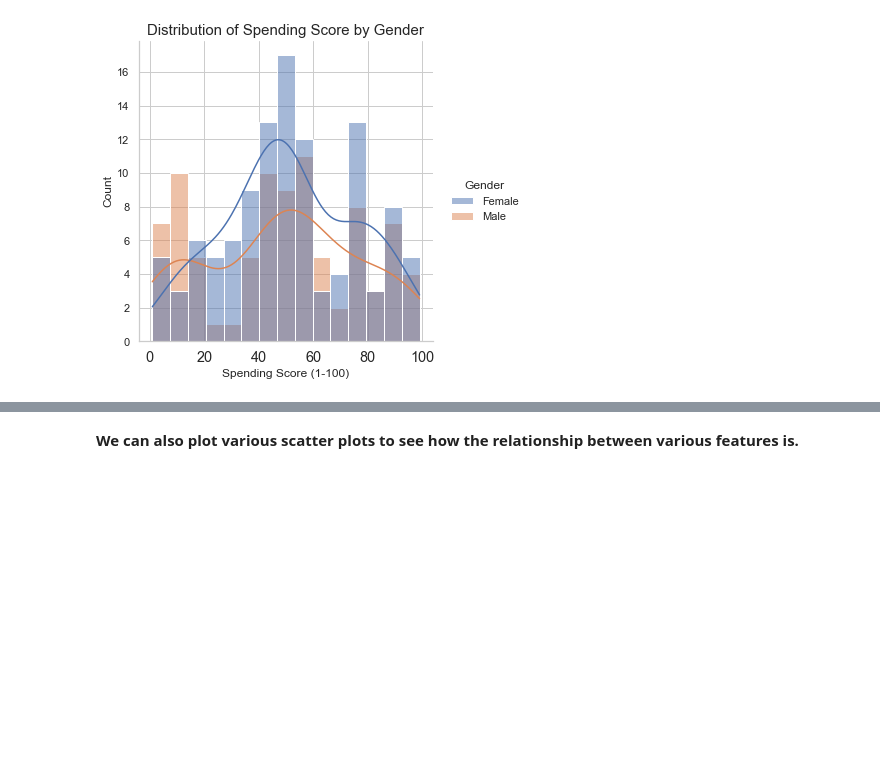
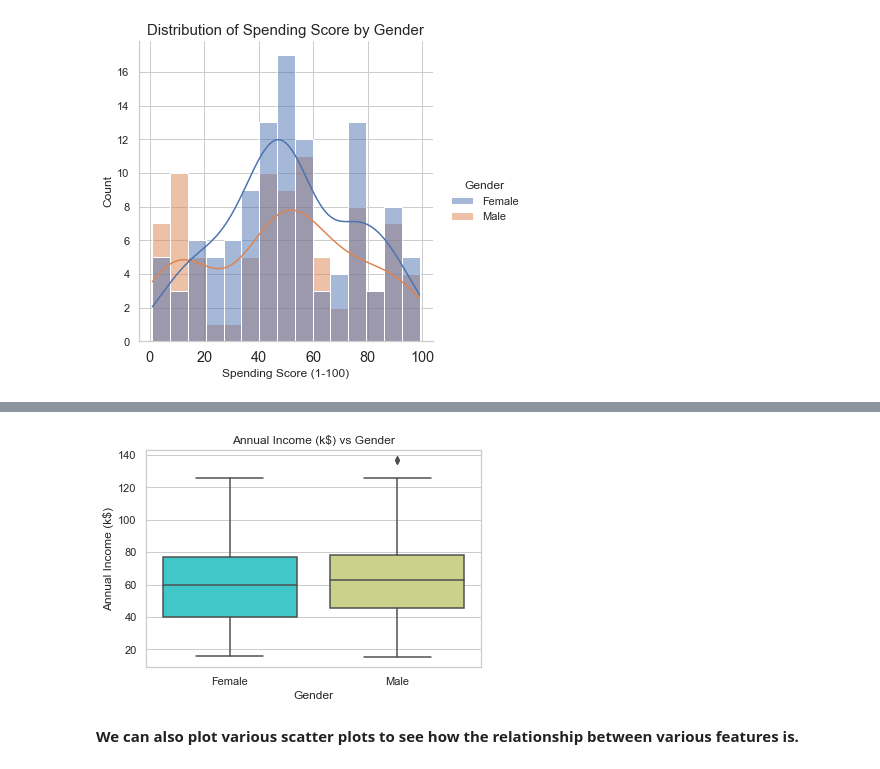
Before and after one commit to ayg15/mall-customer-segmentation, a Jupyter notebook: Mall Customer Segmentation.ipynb, the cells around one changed output, grey strips where cells are left out. Saved outputs shown, nothing was run; the diff lists cells and outputs as text; code cells hidden in the pictures; blank space fills up the shorter version.

```diff
--- a/Mall Customer Segmentation.ipynb
+++ b/Mall Customer Segmentation.ipynb
@@ -252,3 +268,15 @@ plt.show()
+# %%
+sns.boxplot(x = 'Gender'
+            , y = 'Annual Income (k$)'
+            , data = customer_df
+            , palette='rainbow')
+
+plt.xlabel('Gender')
+plt.ylabel('Annual Income (k$)')
+plt.title('Annual Income (k$) vs Gender')
+plt.show()
+# %% [output]
+[figure, added]
 # %% [markdown]
 **We can also plot various scatter plots to see how the relationship between various features is.**
 # %%
```
Also changed, not shown: parts of 2 cells of this notebook.
